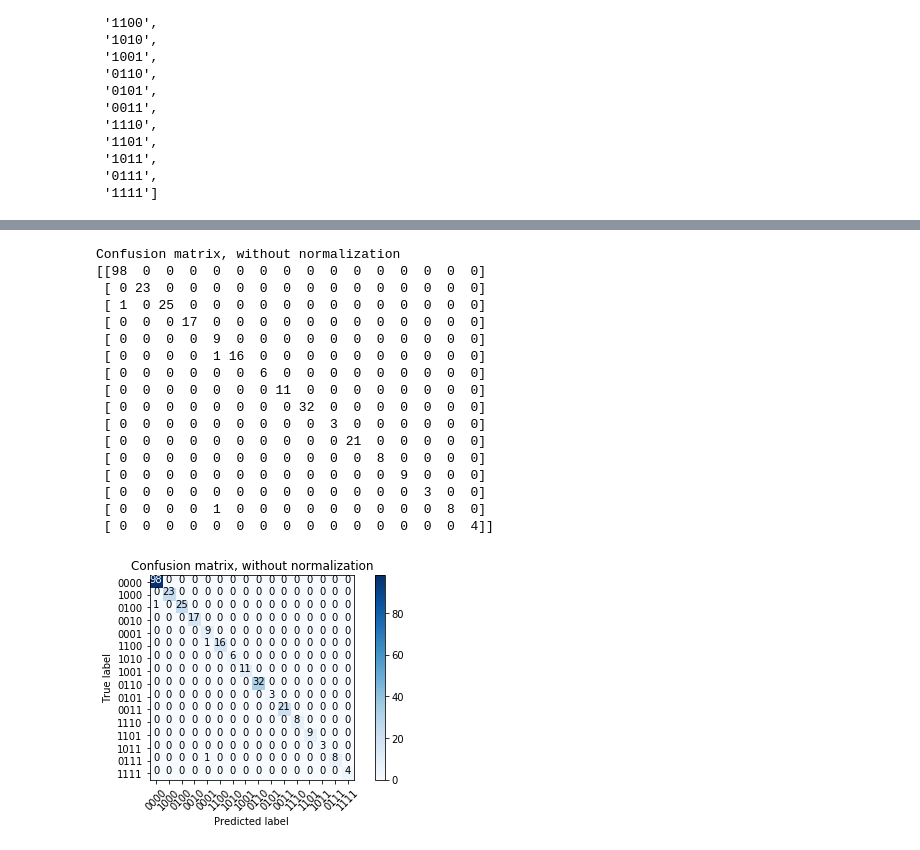
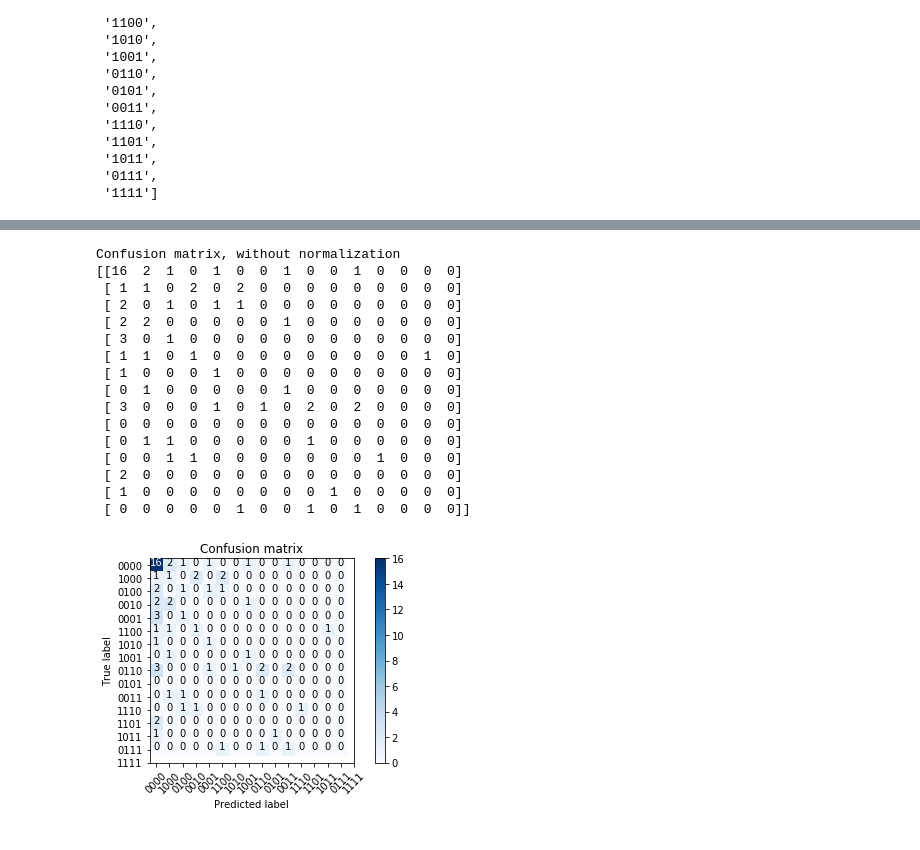
Before and after one commit to aarya22/noschoolviolence, a Jupyter notebook: lstm.ipynb, the cells around one changed output, grey strips where cells are left out. Cells and saved outputs as stored; diff of their text form; code cells hidden in the pictures.

Commit message:
clean up training workflow

```diff
--- a/lstm.ipynb
+++ b/lstm.ipynb
@@ -54,9 +40,9 @@ test_X = X[297:369,:,:]
 train_Y = Y[0:296,:]
 test_Y = Y[297:369,:]
 # %%
-# build LSTM layers
+# build LSTM layers and train model
 model = Sequential()
-model.add(LSTM(100, input_shape=(time_steps, features)))
+model.add(LSTM(100, dropout= 0.2, input_shape=(time_steps, features)))
 model.add(Activation('relu'))
 model.add(Dense(4, activation='sigmoid'))
 model.compile(loss='binary_crossentropy', optimizer='adam', metrics=['accuracy'])
@@ -90,4 +79,5 @@ Accuracy: 75.00%
 # %%
-y_pred = model.predict(train_X)
+# get predictions
+y_pred = model.predict(test_X)
 y_pred
 # %% [output]
@@ -126,13 +127,10 @@ classes
  '0111',
  '1111']
 # %%
-all_permutations = [[0,0,0,0],[1,0,0,0],[0,1,0,0],[0,0,1,0],[0,0,0,1],[1,1,0,0],[1,0,1,0],[1,0,0,1],[0,1,1,0],[0,1,0,1],[0,0,1,1],[1,1,1,0],[1,1,0,1],[1,0,1,1],[0,1,1,1],[1,1,1,1]]
-
-#test_Y
-#test_Y_int = int()
-
+# create y true and y predictions to input into confusion matrix
+# values must be strings or ints for scikit-learn's confusion matrix, so we must transform them
 yt = []
-for label in train_Y:
+for label in test_Y:
     val = ""
     for x in label:
         val = val + str(int(x))
@@ -226,36 +203,29 @@ def plot_confusion_matrix(cm, classes,
     plt.xlabel('Predicted label')
     plt.tight_layout()
 # %%
-# Compute confusion matrix
+# compute confusion matrix
 np.set_printoptions(precision=2)
 
 # Plot non-normalized confusion matrix
 plt.figure()
-plot_confusion_matrix(confusion, classes=classes,
-                      title='Confusion matrix, without normalization')
-
-# Plot normalized confusion matrix
-#plt.figure()
-#plot_confusion_matrix(confusion, classes=classes, normalize=True,
-#                      title='Normalized confusion matrix')
+plot_confusion_matrix(confusion, classes=classes, title='Confusion matrix')
 
 plt.show()
 # %% [output]
 Confusion matrix, without normalization
-[[98  0  0  0  0  0  0  0  0  0  0  0  0  0  0  0]
- [ 0 23  0  0  0  0  0  0  0  0  0  0  0  0  0  0]
- [ 1  0 25  0  0  0  0  0  0  0  0  0  0  0  0  0]
- [ 0  0  0 17  0  0  0  0  0  0  0  0  0  0  0  0]
- [ 0  0  0  0  9  0  0  0  0  0  0  0  0  0  0  0]
- [ 0  0  0  0  1 16  0  0  0  0  0  0  0  0  0  0]
- [ 0  0  0  0  0  0  6  0  0  0  0  0  0  0  0  0]
- [ 0  0  0  0  0  0  0 11  0  0  0  0  0  0  0  0]
- [ 0  0  0  0  0  0  0  0 32  0  0  0  0  0  0  0]
- [ 0  0  0  0  0  0  0  0  0  3  0  0  0  0  0  0]
- [ 0  0  0  0  0  0  0  0  0  0 21  0  0  0  0  0]
- [ 0  0  0  0  0  0  0  0  0  0  0  8  0  0  0  0]
- [ 0  0  0  0  0  0  0  0  0  0  0  0  9  0  0  0]
- [ 0  0  0  0  0  0  0  0  0  0  0  0  0  3  0  0]
- [ 0  0  0  0  1  0  0  0  0  0  0  0  0  0  8  0]
- [ 0  0  0  0  0  0  0  0  0  0  0  0  0  0  0  4]]
+[[16  2  1  0  1  0  0  1  0  0  1  0  0  0  0]
+ [ 1  1  0  2  0  2  0  0  0  0  0  0  0  0  0]
+ [ 2  0  1  0  1  1  0  0  0  0  0  0  0  0  0]
+ [ 2  2  0  0  0  0  0  1  0  0  0  0  0  0  0]
+ [ 3  0  1  0  0  0  0  0  0  0  0  0  0  0  0]
+ [ 1  1  0  1  0  0  0  0  0  0  0  0  0  1  0]
+ [ 1  0  0  0  1  0  0  0  0  0  0  0  0  0  0]
+ [ 0  1  0  0  0  0  0  1  0  0  0  0  0  0  0]
+ [ 3  0  0  0  1  0  1  0  2  0  2  0  0  0  0]
+ [ 0  0  0  0  0  0  0  0  0  0  0  0  0  0  0]
+ [ 0  1  1  0  0  0  0  0  1  0  0  0  0  0  0]
+ [ 0  0  1  1  0  0  0  0  0  0  0  1  0  0  0]
+ [ 2  0  0  0  0  0  0  0  0  0  0  0  0  0  0]
+ [ 1  0  0  0  0  0  0  0  0  1  0  0  0  0  0]
+ [ 0  0  0  0  0  1  0  0  1  0  1  0  0  0  0]]
-[figure, old version]
+[figure, new version]
```
Also changed, not shown: parts of 16 cells of this notebook.
